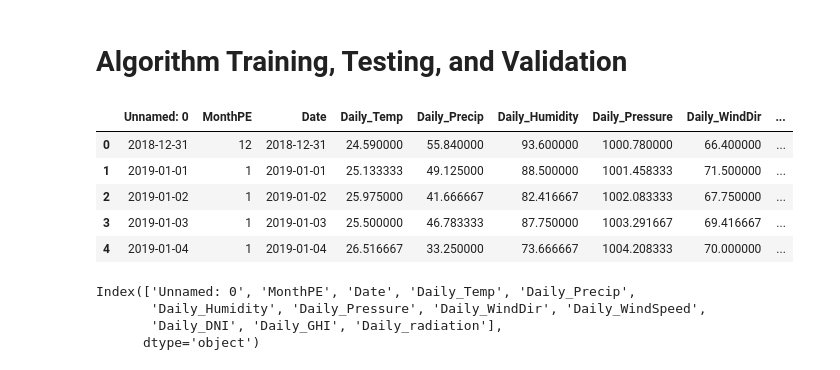
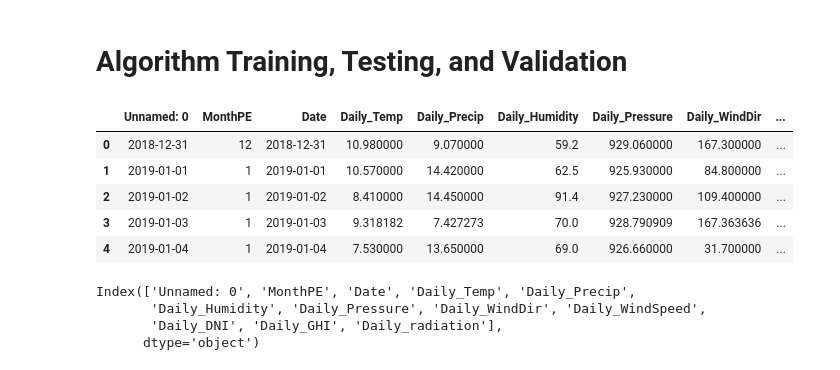
Before and after one commit to kingabzpro/solar-radiation-ISB-MLOps, a Jupyter notebook: notebooks/Model-Validation.ipynb, the cells around one changed output. Saved outputs shown, nothing was run; the diff lists cells and outputs as text; code cells hidden in the pictures.

```diff
--- a/notebooks/Model-Validation.ipynb
+++ b/notebooks/Model-Validation.ipynb
@@ -10,15 +10,15 @@ sns.set() # revert to matplotlib defaults
 plt.rcParams['figure.figsize'] = (16, 12)
 # %%
 # load clean dataset
-cleaned_df = pd.read_csv('../dataset/manila-solcast-clean.csv')
+cleaned_df = pd.read_csv('/work/solar-radiation-ISB-MLOps/data/clean/ISB-solcast-clean.csv')
 cleaned_df.head()
 # %% [output]
 |  | Unnamed: 0 | MonthPE | Date | Daily_Temp | Daily_Precip | Daily_Humidity | Daily_Pressure | Daily_WindDir | ... |
-| 0 | 2018-12-31 | 12 | 2018-12-31 | 24.590000 | 55.840000 | 93.600000 | 1000.780000 | 66.400000 | ... |
-| 1 | 2019-01-01 | 1 | 2019-01-01 | 25.133333 | 49.125000 | 88.500000 | 1001.458333 | 71.500000 | ... |
-| 2 | 2019-01-02 | 1 | 2019-01-02 | 25.975000 | 41.666667 | 82.416667 | 1002.083333 | 67.750000 | ... |
-| 3 | 2019-01-03 | 1 | 2019-01-03 | 25.500000 | 46.783333 | 87.750000 | 1003.291667 | 69.416667 | ... |
-| 4 | 2019-01-04 | 1 | 2019-01-04 | 26.516667 | 33.250000 | 73.666667 | 1004.208333 | 70.000000 | ... |
+| 0 | 2018-12-31 | 12 | 2018-12-31 | 10.980000 | 9.070000 | 59.2 | 929.060000 | 167.300000 | ... |
+| 1 | 2019-01-01 | 1 | 2019-01-01 | 10.570000 | 14.420000 | 62.5 | 925.930000 | 84.800000 | ... |
+| 2 | 2019-01-02 | 1 | 2019-01-02 | 8.410000 | 14.450000 | 91.4 | 927.230000 | 109.400000 | ... |
+| 3 | 2019-01-03 | 1 | 2019-01-03 | 9.318182 | 7.427273 | 70.0 | 928.790909 | 167.363636 | ... |
+| 4 | 2019-01-04 | 1 | 2019-01-04 | 7.530000 | 13.650000 | 69.0 | 926.660000 | 31.700000 | ... |
 # %%
 # display column names
 cleaned_df.columns
```
Also changed, not shown: parts of 17 cells of this notebook, 6 other files.
